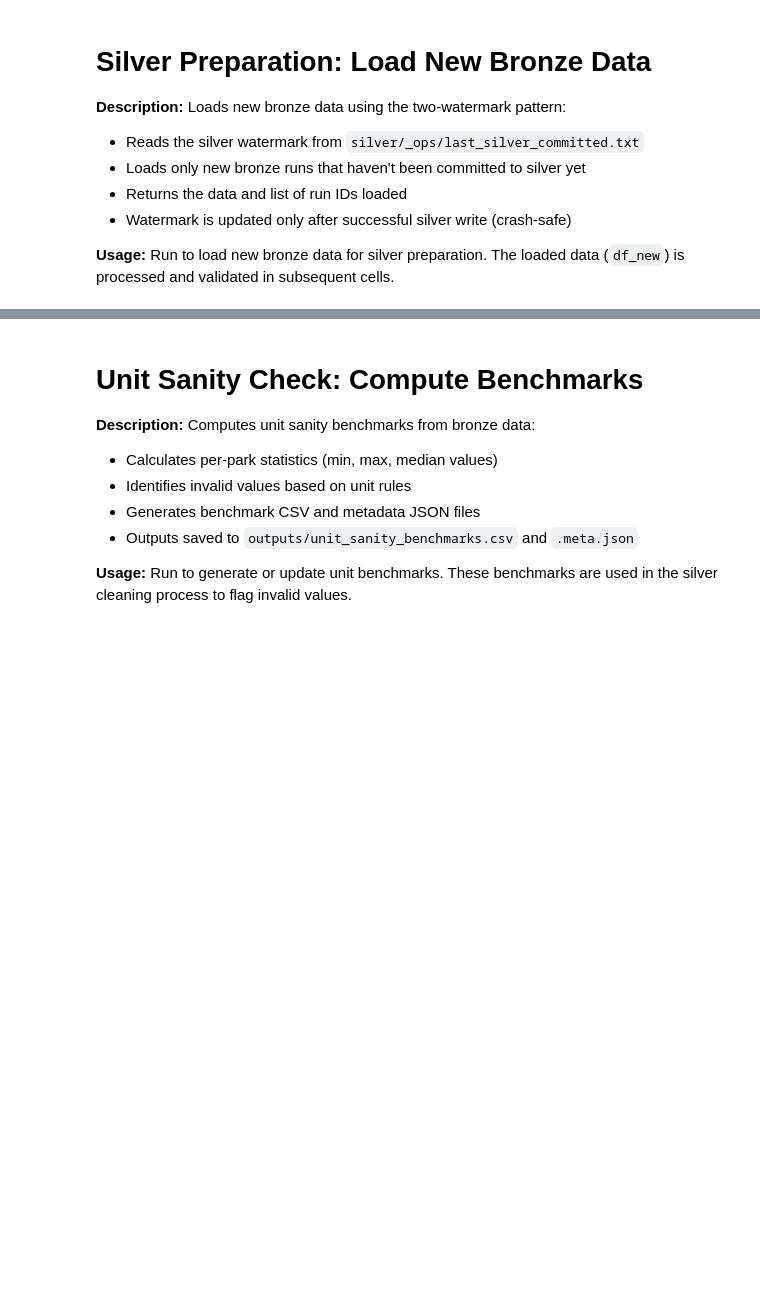
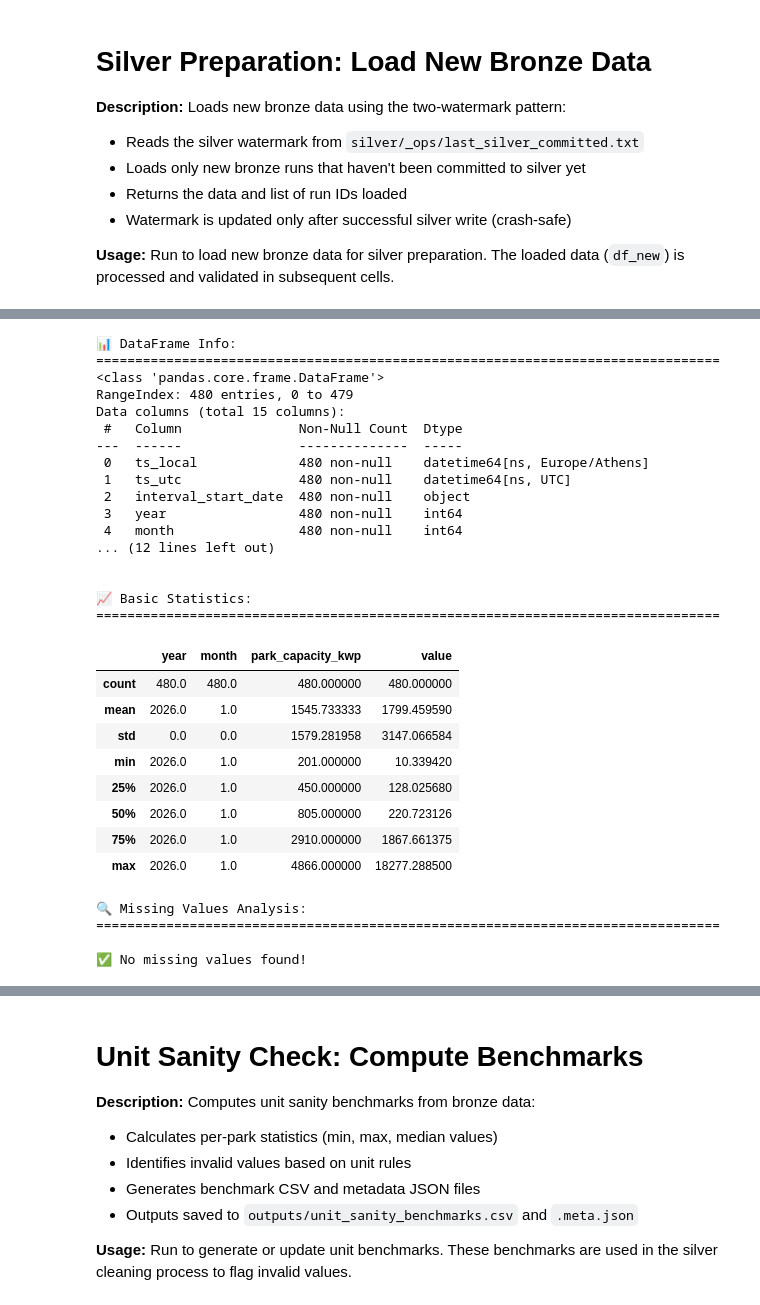
Before and after one commit to steliosvliaros/daily_avg_pv_kpi_heatmap, a Jupyter notebook: notebooks/01_prototype_pvgis_pi_heatmap.ipynb, the cells around one changed output, grey strips where cells are left out. Cells and saved outputs as stored; diff of their text form; code cells hidden in the pictures; blank space fills up the shorter version.

```diff
--- a/notebooks/01_prototype_pvgis_pi_heatmap.ipynb
+++ b/notebooks/01_prototype_pvgis_pi_heatmap.ipynb
@@ -411,0 +502,59 @@ Run to load new bronze data for silver preparation. The loaded data (`df_new`) i
+# %%
+# Inspect data types and memory usage
+print("📊 DataFrame Info:")
+print("=" * 80)
+df_bronze_sample.info(memory_usage='deep')
+
+print("\n\n📈 Basic Statistics:")
+print("=" * 80)
+df_bronze_sample.describe()
+# %% [output]
+📊 DataFrame Info:
+================================================================================
+<class 'pandas.core.frame.DataFrame'>
+RangeIndex: 480 entries, 0 to 479
+Data columns (total 15 columns):
+ #   Column               Non-Null Count  Dtype
+---  ------               --------------  -----
+ 0   ts_local             480 non-null    datetime64[ns, Europe/Athens]
+ 1   ts_utc               480 non-null    datetime64[ns, UTC]
+ 2   interval_start_date  480 non-null    object
+ 3   year                 480 non-null    int64
+ 4   month                480 non-null    int64
+... (12 lines left out)
+
+
+📈 Basic Statistics:
+================================================================================
+|  | year | month | park_capacity_kwp | value |
+| count | 480.0 | 480.0 | 480.000000 | 480.000000 |
+| mean | 2026.0 | 1.0 | 1545.733333 | 1799.459590 |
+| std | 0.0 | 0.0 | 1579.281958 | 3147.066584 |
+| min | 2026.0 | 1.0 | 201.000000 | 10.339420 |
+| 25% | 2026.0 | 1.0 | 450.000000 | 128.025680 |
+| 50% | 2026.0 | 1.0 | 805.000000 | 220.723126 |
+| 75% | 2026.0 | 1.0 | 2910.000000 | 1867.661375 |
+| max | 2026.0 | 1.0 | 4866.000000 | 18277.288500 |
+# %%
+# Check for missing values
+print("🔍 Missing Values Analysis:")
+print("=" * 80)
+missing = df_bronze_sample.isnull().sum()
+missing_pct = (missing / len(df_bronze_sample)) * 100
+missing_df = pd.DataFrame({
+    'Column': missing.index,
+    'Missing_Count': missing.values,
+    'Missing_Pct': missing_pct.values
+})
+missing_df = missing_df[missing_df['Missing_Count'] > 0].sort_values('Missing_Count', ascending=False)
+
+if len(missing_df) > 0:
+    print(f"\n⚠️  Found {len(missing_df)} columns with missing values:")
+    print(missing_df.to_string(index=False))
+else:
+    print("\n✅ No missing values found!")
+# %% [output]
+🔍 Missing Values Analysis:
+================================================================================
+
+✅ No missing values found!
```
Also changed, not shown: parts of 22 cells of this notebook, 33 other files.
